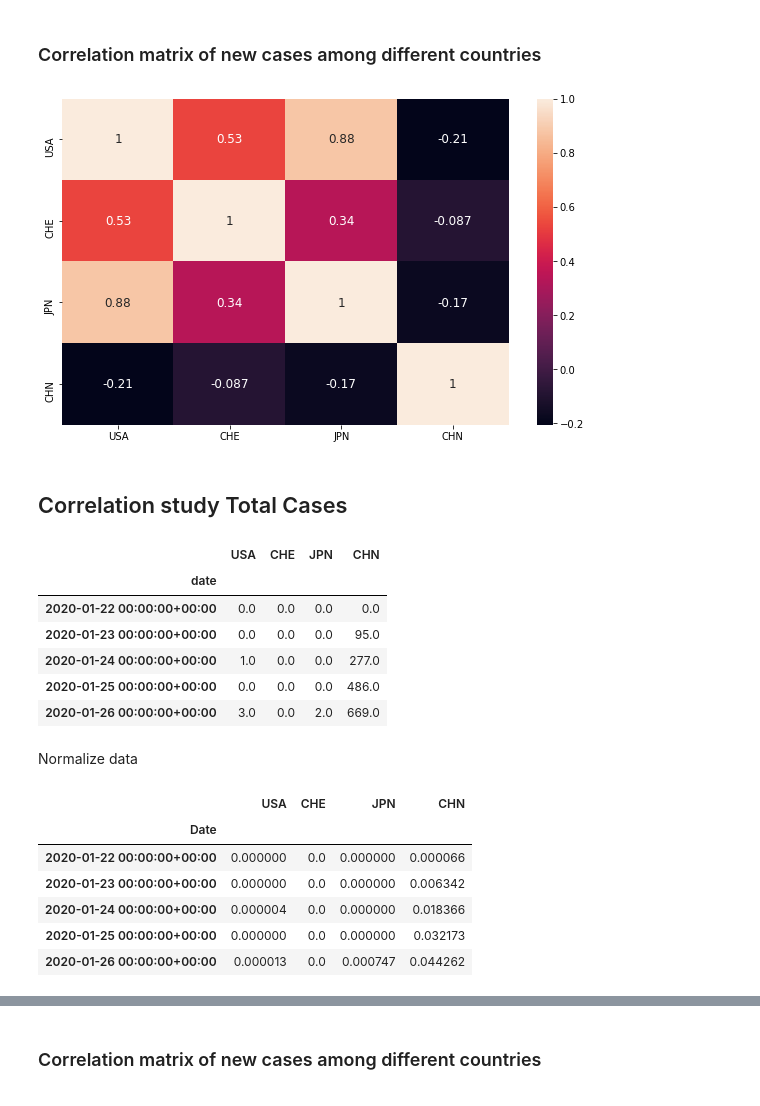
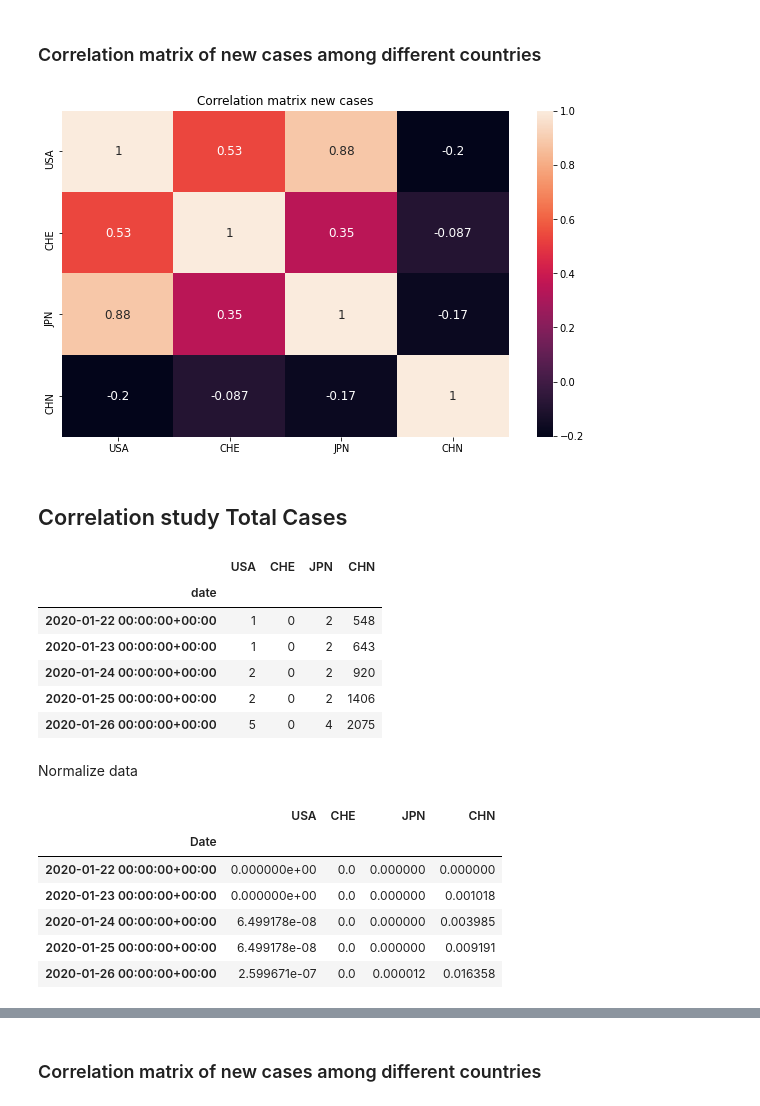
Before and after one commit to anitamezzetti/covid_impact_stocks_volatility, a Jupyter notebook: AnitaVersion_FinBigData_1.ipynb, the cells around one changed output, grey strips where cells are left out. Drawn from its saved outputs; the diff is of its cells as text; code cells hidden in the pictures.

```diff
--- a/AnitaVersion_FinBigData_1.ipynb
+++ b/AnitaVersion_FinBigData_1.ipynb
@@ -75,7 +69,7 @@ countries_of_interest = ["USA", "CHE", "JPN", "CHN"]
 
 endpoint = "https://covidapi.info/api/v1" # endpoint that provides JHU data
 start_date = "2020-01-01"
-end_date = arrow.utcnow().shift(days=-1).format("YYYY-MM-DD") # yesterday
+end_date = "2020-12-01" #arrow.utcnow().shift(days=-1).format("YYYY-MM-DD") # yesterday
 dfs = {} # dfs of cumulative confirmed cases
 for country in countries_of_interest:
     query = f"{endpoint}/country/{country}/timeseries/{start_date}/{end_date}"
@@ -86,13 +80,14 @@ for country in countries_of_interest:
     df["date"] = pd.to_datetime(df["date"])
     df["ts_in_secs"] = df["date"].astype(int)
     df["new_confirmed"] = df["confirmed"].diff().fillna(0)
-    df.to_csv(f"{root}/{country}.csv")
+    #df.to_csv(f"{root}/{country}.csv")
     dfs[country] = df
 # %% [markdown]
 ## Analysis
 # %%
 # dataset for confirmed cases for each country (needed later)
 df_confirmed = pd.DataFrame(index = dfs[country].index)
+df_total = pd.DataFrame(index = dfs[country].index)
 # %%
 # first overview
 for country,df in dfs.items():
@@ -104,9 +99,12 @@ for country,df in dfs.items():
     ax1.set_ylabel("total number of cases", color=color, size=12)
     ax1.tick_params(axis="y", labelcolor=color)
 
+    # add that country to the databases
+    df_confirmed[country] = df["new_confirmed"]
+    df_total[country] = df["confirmed"]
+
     ax2 = ax1.twinx()
     color="tab:red"
-    df_confirmed[country] = df["new_confirmed"] # add that country to the database
     ax2.plot(df.index, df["new_confirmed"], color=color)
     ax2.set_ylabel("number of new cases", color=color, size=12)
     ax2.tick_params(axis="y", labelcolor=color)
@@ -230,45 +229,46 @@ corr = df_confirmed_scaled.corr()
 sns.heatmap(corr, xticklabels=corr.columns.values, yticklabels=corr.columns.values, annot = True, annot_kws={'size':12})
 heat_map = plt.gcf()
 heat_map.set_size_inches(10,6)
+plt.title('Correlation matrix new cases')
 plt.xticks(fontsize=10)
 plt.yticks(fontsize=10)
 plt.show()
 # %% [output]
-[figure, old version]
+[figure, new version]
 # %% [markdown]
 ## Correlation study Total Cases
 # %%
-df_confirmed.head()
+df_total.head()
 # %% [output]
 |  | USA | CHE | JPN | CHN |
 | date |  |  |  |  |
-| 2020-01-22 00:00:00+00:00 | 0.0 | 0.0 | 0.0 | 0.0 |
-| 2020-01-23 00:00:00+00:00 | 0.0 | 0.0 | 0.0 | 95.0 |
-| 2020-01-24 00:00:00+00:00 | 1.0 | 0.0 | 0.0 | 277.0 |
-| 2020-01-25 00:00:00+00:00 | 0.0 | 0.0 | 0.0 | 486.0 |
-| 2020-01-26 00:00:00+00:00 | 3.0 | 0.0 | 2.0 | 669.0 |
+| 2020-01-22 00:00:00+00:00 | 1 | 0 | 2 | 548 |
+| 2020-01-23 00:00:00+00:00 | 1 | 0 | 2 | 643 |
+| 2020-01-24 00:00:00+00:00 | 2 | 0 | 2 | 920 |
+| 2020-01-25 00:00:00+00:00 | 2 | 0 | 2 | 1406 |
+| 2020-01-26 00:00:00+00:00 | 5 | 0 | 4 | 2075 |
 # %% [markdown]
 Normalize data
 # %%
 from sklearn import preprocessing
 min_max_scaler = preprocessing.MinMaxScaler()
-x_scaled = min_max_scaler.fit_transform(df_confirmed.values)
-df_confirmed_scaled = pd.DataFrame(x_scaled)
-df_confirmed_scaled = df_confirmed_scaled.rename(columns={
+x_scaled = min_max_scaler.fit_transform(df_total.values)
+df_total_scaled = pd.DataFrame(x_scaled)
+df_total_scaled = df_total_scaled.rename(columns={
     0:countries_of_interest[0],
     1:countries_of_interest[1],
     2:countries_of_interest[2],
     3:countries_of_interest[3]
 })
-df_confirmed_scaled['Date'] = df_confirmed.index
-df_confirmed_scaled = df_confirmed_scaled.set_index('Date')
-df_confirmed_scaled.head()
+df_total_scaled['Date'] = df_total.index
+df_total_scaled = df_total_scaled.set_index('Date')
+df_total_scaled.head()
 # %% [output]
 |  | USA | CHE | JPN | CHN |
 | Date |  |  |  |  |
-| 2020-01-22 00:00:00+00:00 | 0.000000 | 0.0 | 0.000000 | 0.000066 |
-| 2020-01-23 00:00:00+00:00 | 0.000000 | 0.0 | 0.000000 | 0.006342 |
-| 2020-01-24 00:00:00+00:00 | 0.000004 | 0.0 | 0.000000 | 0.018366 |
-| 2020-01-25 00:00:00+00:00 | 0.000000 | 0.0 | 0.000000 | 0.032173 |
-| 2020-01-26 00:00:00+00:00 | 0.000013 | 0.0 | 0.000747 | 0.044262 |
+| 2020-01-22 00:00:00+00:00 | 0.000000e+00 | 0.0 | 0.000000 | 0.000000 |
+| 2020-01-23 00:00:00+00:00 | 0.000000e+00 | 0.0 | 0.000000 | 0.001018 |
+| 2020-01-24 00:00:00+00:00 | 6.499178e-08 | 0.0 | 0.000000 | 0.003985 |
+| 2020-01-25 00:00:00+00:00 | 6.499178e-08 | 0.0 | 0.000000 | 0.009191 |
+| 2020-01-26 00:00:00+00:00 | 2.599671e-07 | 0.0 | 0.000012 | 0.016358 |
 # %%
```
Also changed, not shown: parts of 9 cells of this notebook.
